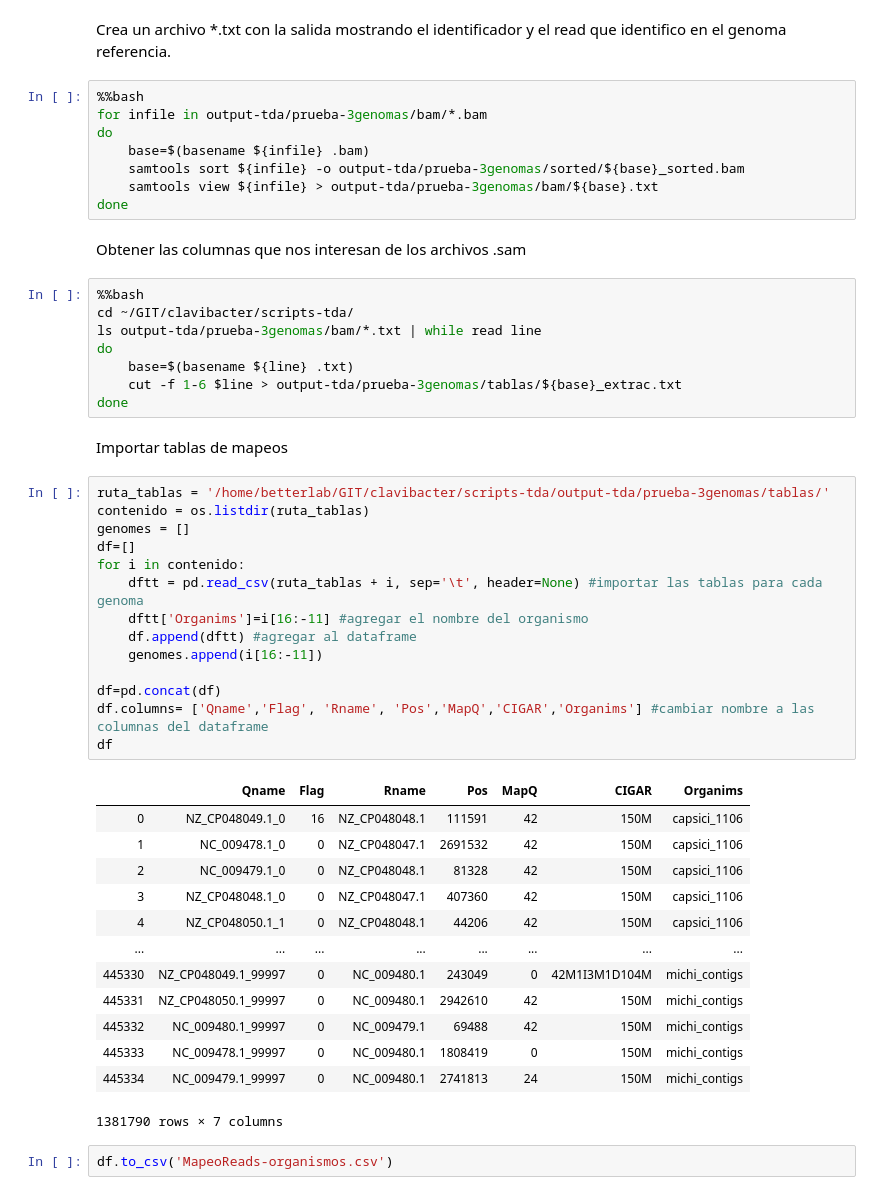
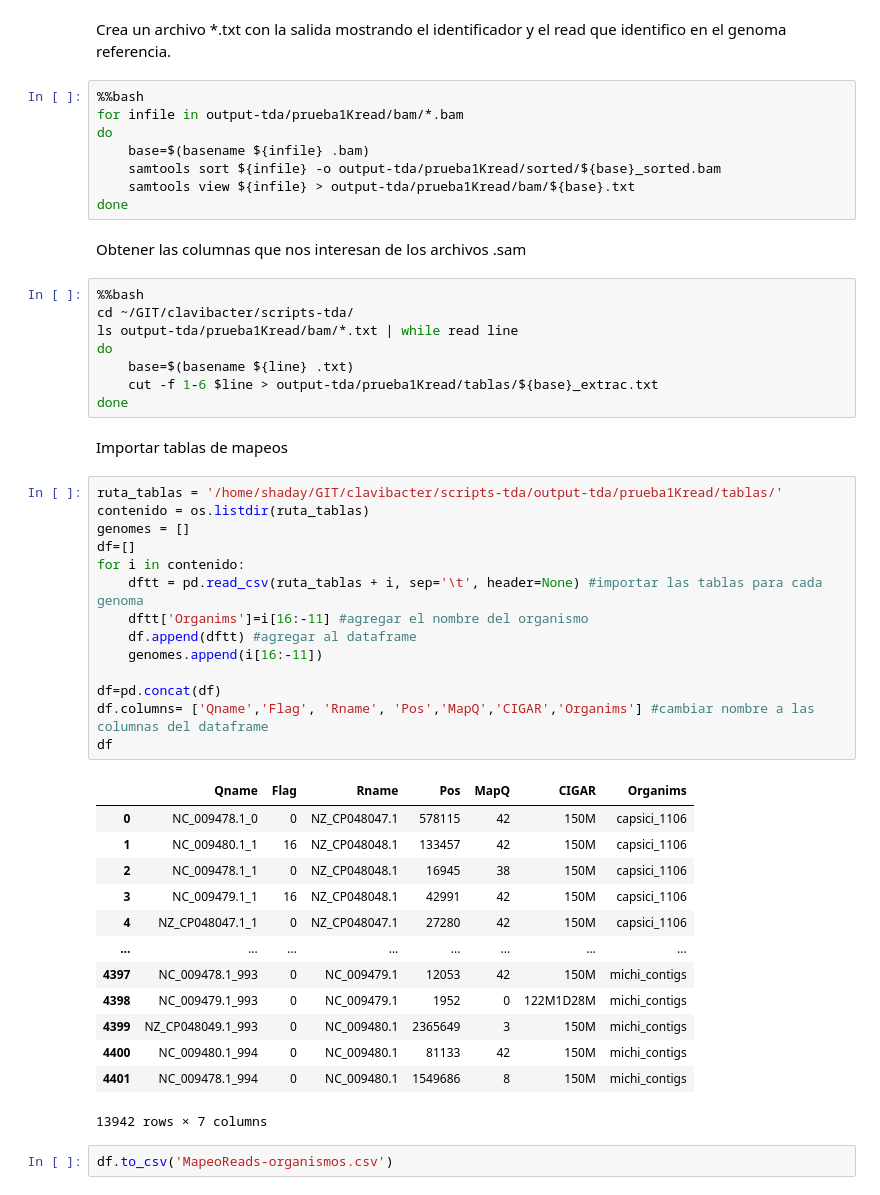
Before and after one commit to Bedxxe/clavibacter, a Jupyter notebook: scripts-tda/tda-clavibacter.ipynb, the cells around one changed output. Cells and saved outputs as stored; diff of their text form.

Commit message:
update script-tda

```diff
--- a/scripts-tda/tda-clavibacter.ipynb
+++ b/scripts-tda/tda-clavibacter.ipynb
@@ -206,52 +207,52 @@ done
 Crea un archivo *.txt con la salida mostrando el identificador y el read que identifico en el genoma referencia.
 # %%
 %%bash
-for infile in output-tda/prueba-3genomas/bam/*.bam
+for infile in output-tda/prueba1Kread/bam/*.bam
 do
 	base=$(basename ${infile} .bam)
-	samtools sort ${infile} -o output-tda/prueba-3genomas/sorted/${base}_sorted.bam
-	samtools view ${infile} > output-tda/prueba-3genomas/bam/${base}.txt
+	samtools sort ${infile} -o output-tda/prueba1Kread/sorted/${base}_sorted.bam
+	samtools view ${infile} > output-tda/prueba1Kread/bam/${base}.txt
 done
 # %% [markdown]
 Obtener las columnas que nos interesan de los archivos .sam
 # %%
 %%bash
 cd ~/GIT/clavibacter/scripts-tda/
-ls output-tda/prueba-3genomas/bam/*.txt | while read line
+ls output-tda/prueba1Kread/bam/*.txt | while read line
 do
     base=$(basename ${line} .txt)
-    cut -f 1-6 $line > output-tda/prueba-3genomas/tablas/${base}_extrac.txt
+    cut -f 1-6 $line > output-tda/prueba1Kread/tablas/${base}_extrac.txt
 done
 # %% [markdown]
 
 Importar tablas de mapeos
 # %%
-ruta_tablas = '/home/betterlab/GIT/clavibacter/scripts-tda/output-tda/prueba-3genomas/tablas/'
+ruta_tablas = '/home/shaday/GIT/clavibacter/scripts-tda/output-tda/prueba1Kread/tablas/'
 contenido = os.listdir(ruta_tablas)
 genomes = []
 df=[]
 for i in contenido:
     dftt = pd.read_csv(ruta_tablas + i, sep='\t', header=None) #importar las tablas para cada genoma
     dftt['Organims']=i[16:-11] #agregar el nombre del organismo
     df.append(dftt) #agregar al dataframe
     genomes.append(i[16:-11])
 
 df=pd.concat(df)
 df.columns= ['Qname','Flag', 'Rname', 'Pos','MapQ','CIGAR','Organims'] #cambiar nombre a las columnas del dataframe
 df
 # %% [output]
 |  | Qname | Flag | Rname | Pos | MapQ | CIGAR | Organims |
-| 0 | NZ_CP048049.1_0 | 16 | NZ_CP048048.1 | 111591 | 42 | 150M | capsici_1106 |
-| 1 | NC_009478.1_0 | 0 | NZ_CP048047.1 | 2691532 | 42 | 150M | capsici_1106 |
-| 2 | NC_009479.1_0 | 0 | NZ_CP048048.1 | 81328 | 42 | 150M | capsici_1106 |
-| 3 | NZ_CP048048.1_0 | 0 | NZ_CP048047.1 | 407360 | 42 | 150M | capsici_1106 |
-| 4 | NZ_CP048050.1_1 | 0 | NZ_CP048048.1 | 44206 | 42 | 150M | capsici_1106 |
+| 0 | NC_009478.1_0 | 0 | NZ_CP048047.1 | 578115 | 42 | 150M | capsici_1106 |
+| 1 | NC_009480.1_1 | 16 | NZ_CP048048.1 | 133457 | 42 | 150M | capsici_1106 |
+| 2 | NC_009478.1_1 | 0 | NZ_CP048048.1 | 16945 | 38 | 150M | capsici_1106 |
+| 3 | NC_009479.1_1 | 16 | NZ_CP048048.1 | 42991 | 42 | 150M | capsici_1106 |
+| 4 | NZ_CP048047.1_1 | 0 | NZ_CP048047.1 | 27280 | 42 | 150M | capsici_1106 |
 | ... | ... | ... | ... | ... | ... | ... | ... |
-| 445330 | NZ_CP048049.1_99997 | 0 | NC_009480.1 | 243049 | 0 | 42M1I3M1D104M | michi_contigs |
-| 445331 | NZ_CP048050.1_99997 | 0 | NC_009480.1 | 2942610 | 42 | 150M | michi_contigs |
-| 445332 | NC_009480.1_99997 | 0 | NC_009479.1 | 69488 | 42 | 150M | michi_contigs |
-| 445333 | NC_009478.1_99997 | 0 | NC_009480.1 | 1808419 | 0 | 150M | michi_contigs |
-| 445334 | NC_009479.1_99997 | 0 | NC_009480.1 | 2741813 | 24 | 150M | michi_contigs |
+| 4397 | NC_009478.1_993 | 0 | NC_009479.1 | 12053 | 42 | 150M | michi_contigs |
+| 4398 | NC_009479.1_993 | 0 | NC_009479.1 | 1952 | 0 | 122M1D28M | michi_contigs |
+| 4399 | NZ_CP048049.1_993 | 0 | NC_009480.1 | 2365649 | 3 | 150M | michi_contigs |
+| 4400 | NC_009480.1_994 | 0 | NC_009480.1 | 81133 | 42 | 150M | michi_contigs |
+| 4401 | NC_009478.1_994 | 0 | NC_009480.1 | 1549686 | 8 | 150M | michi_contigs |
-1381790 rows × 7 columns
+13942 rows × 7 columns
 # %%
 df.to_csv('MapeoReads-organismos.csv')
```
Also changed, not shown: parts of 17 cells of this notebook, 5 other files.
